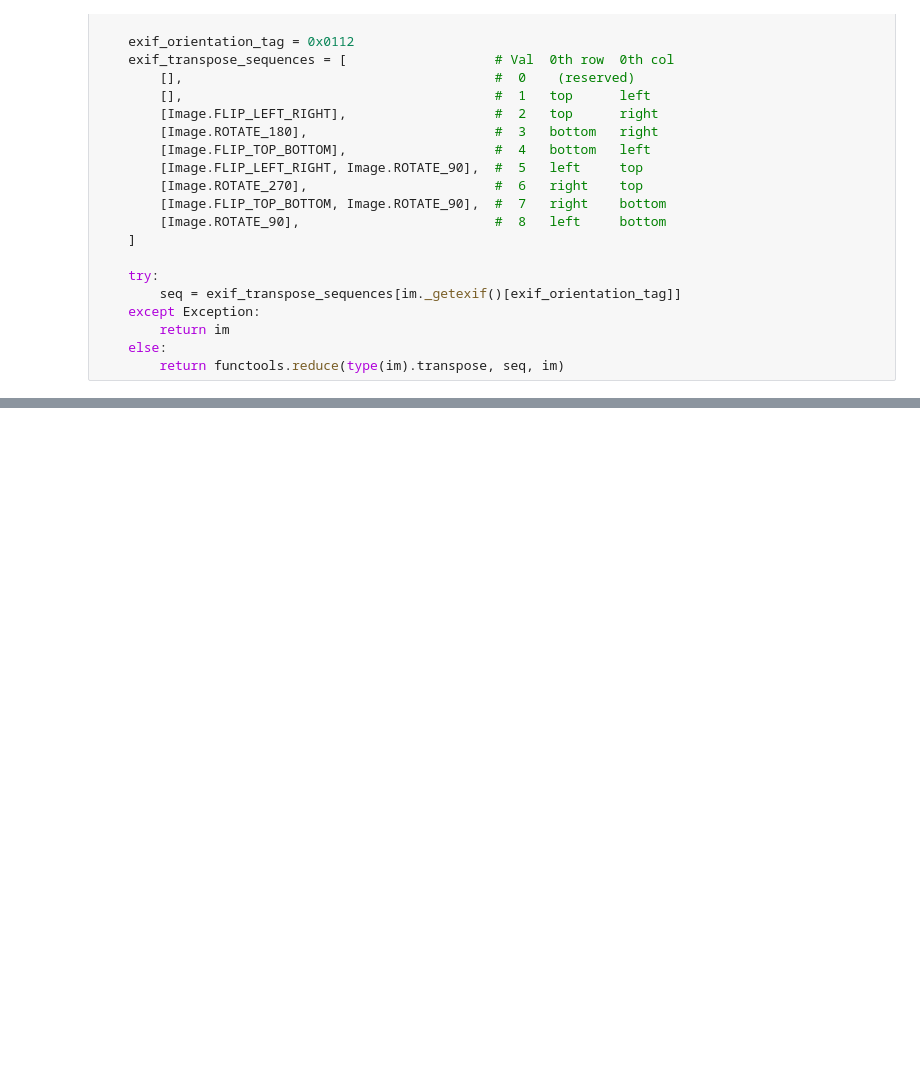
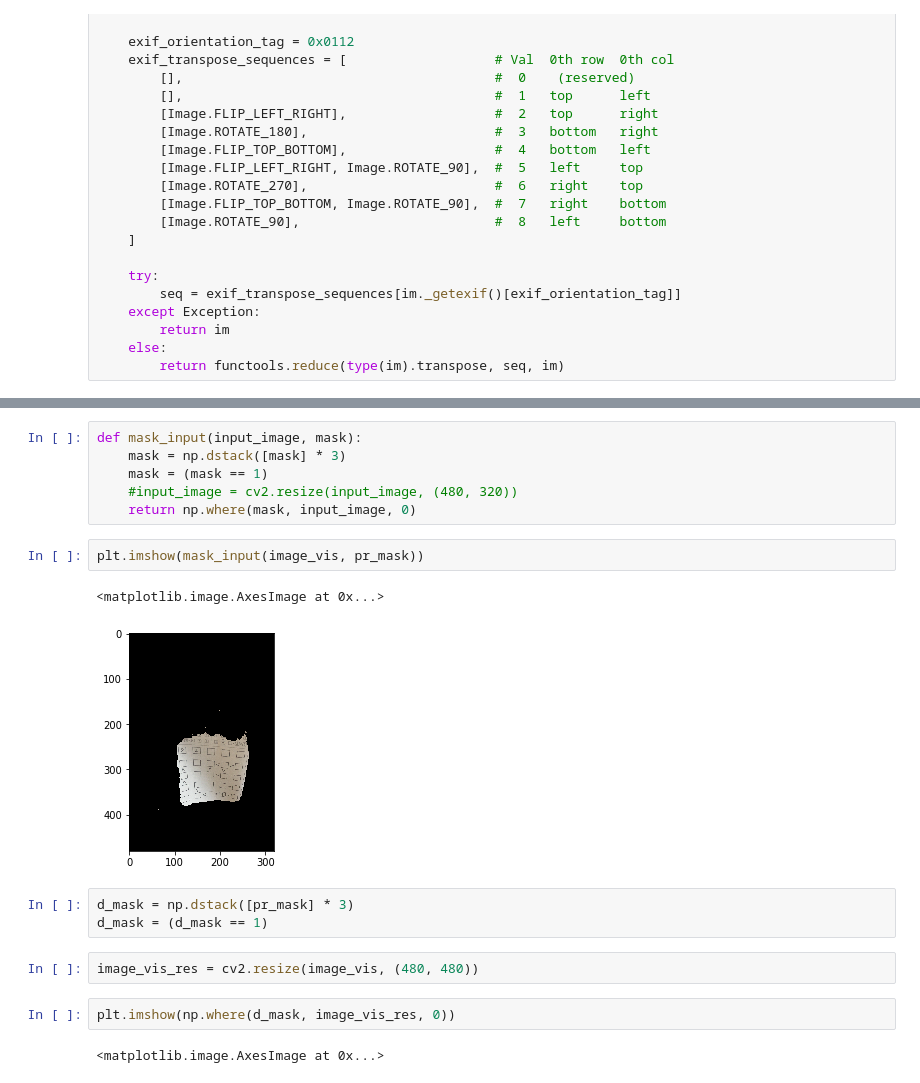
Before and after one commit to sam-watts/futoshiki-solver, a Jupyter notebook: semantic_seg.ipynb, the cells around one changed output, grey strips where cells are left out. Drawn from its saved outputs; the diff is of its cells as text; blank space fills up the shorter version.

```diff
--- a/semantic_seg.ipynb
+++ b/semantic_seg.ipynb
@@ -391,0 +413,20 @@ dataloaders_dict = {x: torch.utils.data.DataLoader(image_datasets[x], batch_size
+# %%
+def mask_input(input_image, mask):
+    mask = np.dstack([mask] * 3)
+    mask = (mask == 1)
+    #input_image = cv2.resize(input_image, (480, 320))
+    return np.where(mask, input_image, 0)
+# %%
+plt.imshow(mask_input(image_vis, pr_mask))
+# %% [output]
+<matplotlib.image.AxesImage at 0x...>
+[figure, added]
+# %%
+d_mask = np.dstack([pr_mask] * 3)
+d_mask = (d_mask == 1)
+# %%
+image_vis_res = cv2.resize(image_vis, (480, 480))
+# %%
+plt.imshow(np.where(d_mask, image_vis_res, 0))
+# %% [output]
+<matplotlib.image.AxesImage at 0x...>
```
Also changed, not shown: parts of 65 cells of this notebook.
